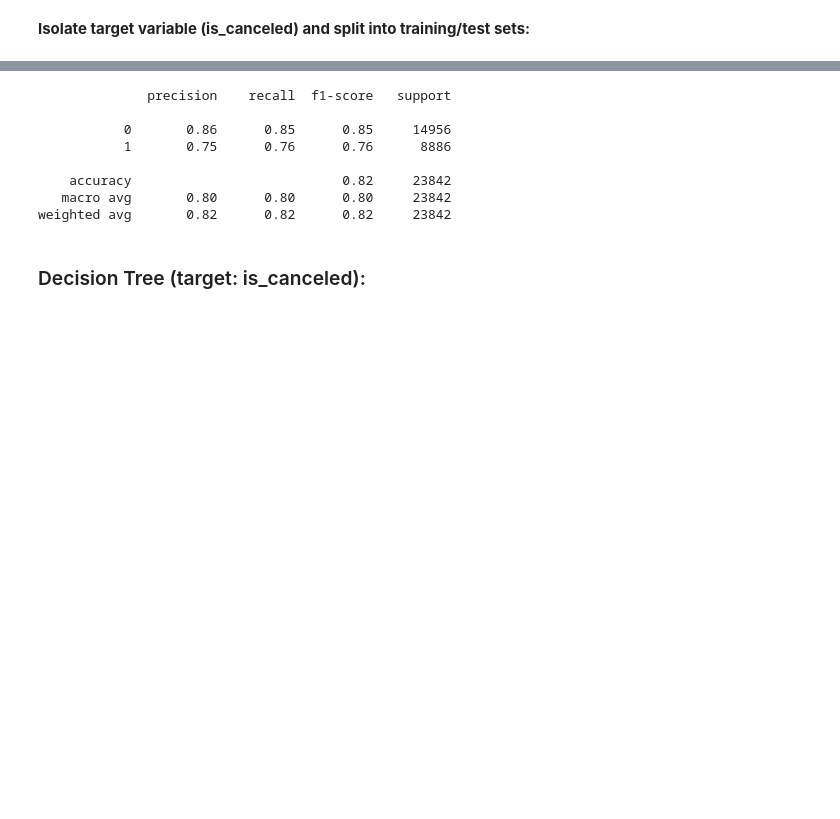
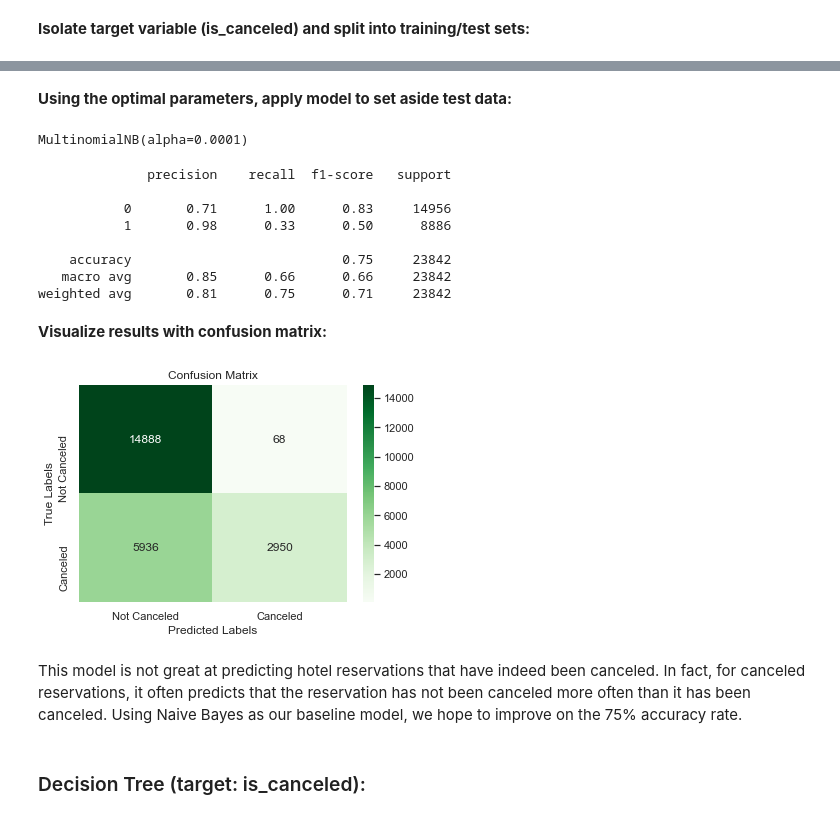
Before and after one commit to John-Rooney/DSC478_Group_Project, a Jupyter notebook: DSC 478 Final Project.ipynb, the cells around one changed output, grey strips where cells are left out. Drawn from its saved outputs; the diff is of its cells as text; code cells hidden in the pictures; blank space fills up the shorter version.

Commit message:
add NB for is_canceled

```diff
--- a/DSC 478 Final Project.ipynb
+++ b/DSC 478 Final Project.ipynb
@@ -877,0 +717,7 @@ KNeighborsClassifier(n_neighbors=1)
+# %%
+nb = MultinomialNB()
+alphas = [0.0001, 0.001, 0.005, 0.01, 0.05, 0.1, 0.2, 0.3, 0.4]
+parameters = {'alpha': alphas, 'fit_prior' : [True, False]}
+nb_cv = GridSearchCV(nb, parameters, verbose=1, cv=5)
+# %%
+nb_cv.fit(X_train, y_train)
@@ -878,18 +739,41 @@ KNeighborsClassifier(n_neighbors=1)
+# %% [markdown]
+__Using the optimal parameters, apply model to set aside test data:__
+# %%
+nb.alpha = nb_cv.best_params_['alpha']
+nb.fit_prior = nb_cv.best_params_['fit_prior']
+nb.fit(X_train, y_train)
+# %% [output]
+MultinomialNB(alpha=0.0001)
 # %%
-# get the predicts for the test data
-knn_preds = knn.predict(X_test)
+# get the predictions for our test data
+nb_preds = nb.predict(X_test)
 # %%
-# create classification report
-print(classification_report(y_test, knn_preds))
+# print classification report to get metrics
+print(classification_report(y_test, nb_preds))
 # %% [output]
               precision    recall  f1-score   support
 
-           0       0.86      0.85      0.85     14956
-           1       0.75      0.76      0.76      8886
+           0       0.71      1.00      0.83     14956
+           1       0.98      0.33      0.50      8886
 
-    accuracy                           0.82     23842
-   macro avg       0.80      0.80      0.80     23842
-weighted avg       0.82      0.82      0.82     23842
+    accuracy                           0.75     23842
+   macro avg       0.85      0.66      0.66     23842
+weighted avg       0.81      0.75      0.71     23842
+# %% [markdown]
+__Visualize results with confusion matrix:__
+# %%
+nb_cm = confusion_matrix(y_test, nb_preds)
+
+ax = plt.subplot()
+sns.heatmap(nb_cm, annot=True, fmt='d', cmap='Greens', ax=ax);
+
+ax.set_xlabel('Predicted Labels');ax.set_ylabel('True Labels');
+ax.set_title('Confusion Matrix');
+ax.xaxis.set_ticklabels(['Not Canceled', 'Canceled']); ax.yaxis.set_ticklabels(['Not Canceled', 'Canceled']);
+# %% [output]
+[figure, added]
+# %% [markdown]
+This model is not great at predicting hotel reservations that have indeed been canceled. In fact, for canceled reservations, it often predicts that the reservation has not been canceled more often than it has been canceled. Using Naive Bayes as our baseline model, we hope to improve on the 75% accuracy rate.
 # %% [markdown]
 ### Decision Tree (target: is_canceled):
 # %% [markdown]
```
Also changed, not shown: parts of 57 cells of this notebook.
